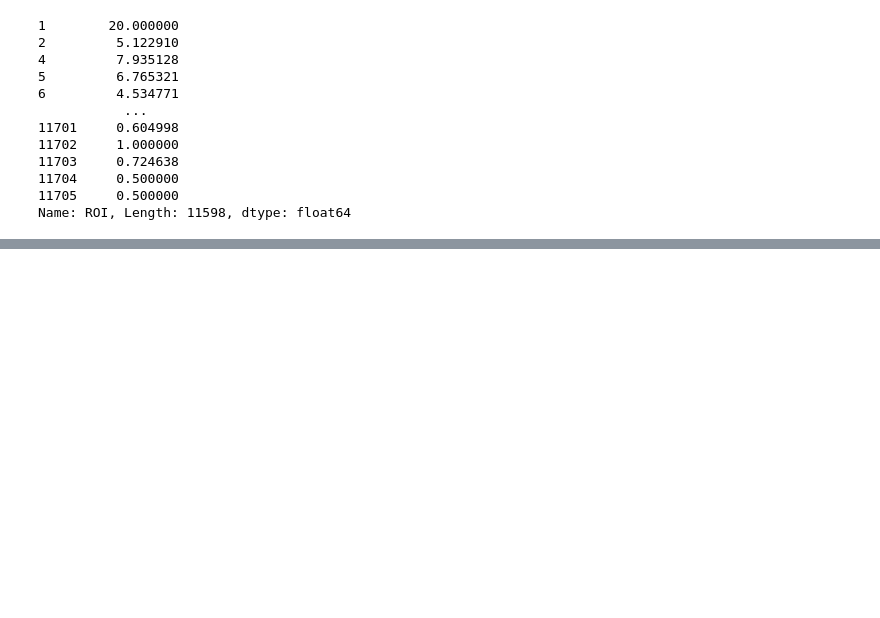
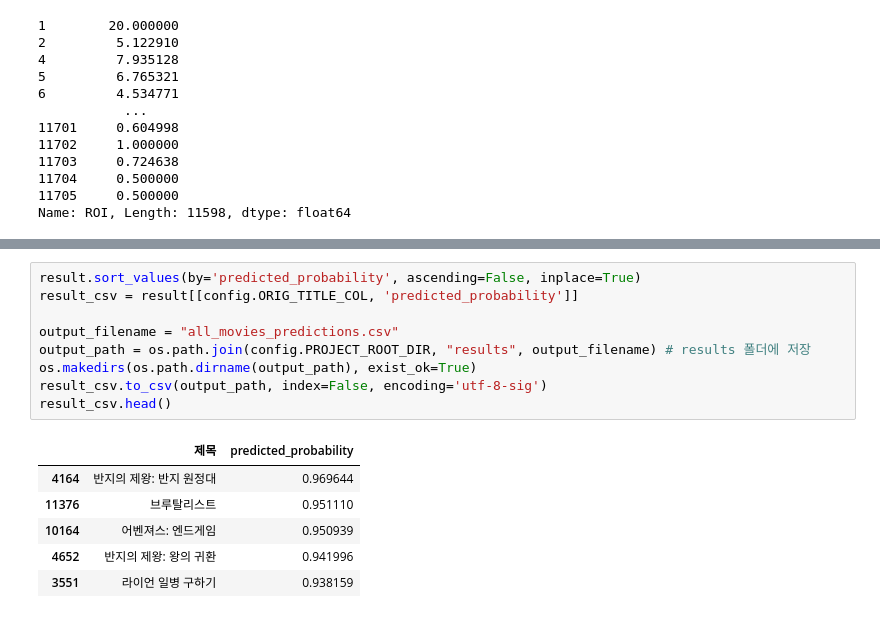
Before and after one commit to OTT-Predictor/OTT-Predictor, a Jupyter notebook: notebooks/training_visualization.ipynb, the cells around one changed output, grey strips where cells are left out. Drawn from its saved outputs; the diff is of its cells as text; blank space fills up the shorter version.

```diff
--- a/notebooks/training_visualization.ipynb
+++ b/notebooks/training_visualization.ipynb
@@ -205,0 +348,16 @@ Name: ROI, Length: 11598, dtype: float64
+# %%
+result.sort_values(by='predicted_probability', ascending=False, inplace=True)
+result_csv = result[[config.ORIG_TITLE_COL, 'predicted_probability']]
+
+output_filename = "all_movies_predictions.csv"
+output_path = os.path.join(config.PROJECT_ROOT_DIR, "results", output_filename) # results 폴더에 저장
+os.makedirs(os.path.dirname(output_path), exist_ok=True)
+result_csv.to_csv(output_path, index=False, encoding='utf-8-sig')
+result_csv.head()
+# %% [output]
+|  | 제목 | predicted_probability |
+| 4164 | 반지의 제왕: 반지 원정대 | 0.969644 |
+| 11376 | 브루탈리스트 | 0.951110 |
+| 10164 | 어벤져스: 엔드게임 | 0.950939 |
+| 4652 | 반지의 제왕: 왕의 귀환 | 0.941996 |
+| 3551 | 라이언 일병 구하기 | 0.938159 |
```
Also changed, not shown: parts of 4 cells of this notebook.
